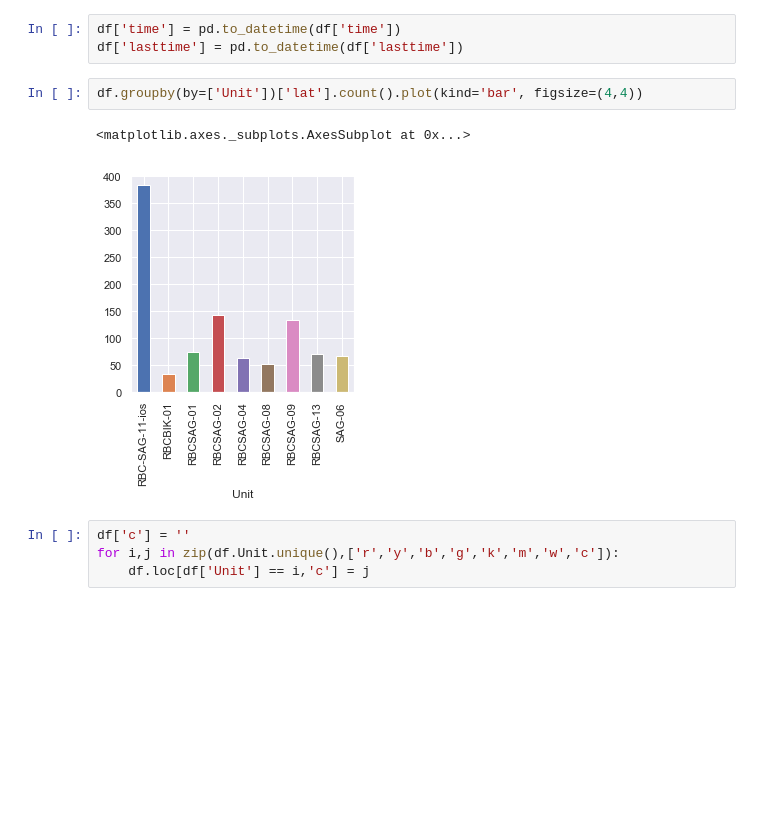
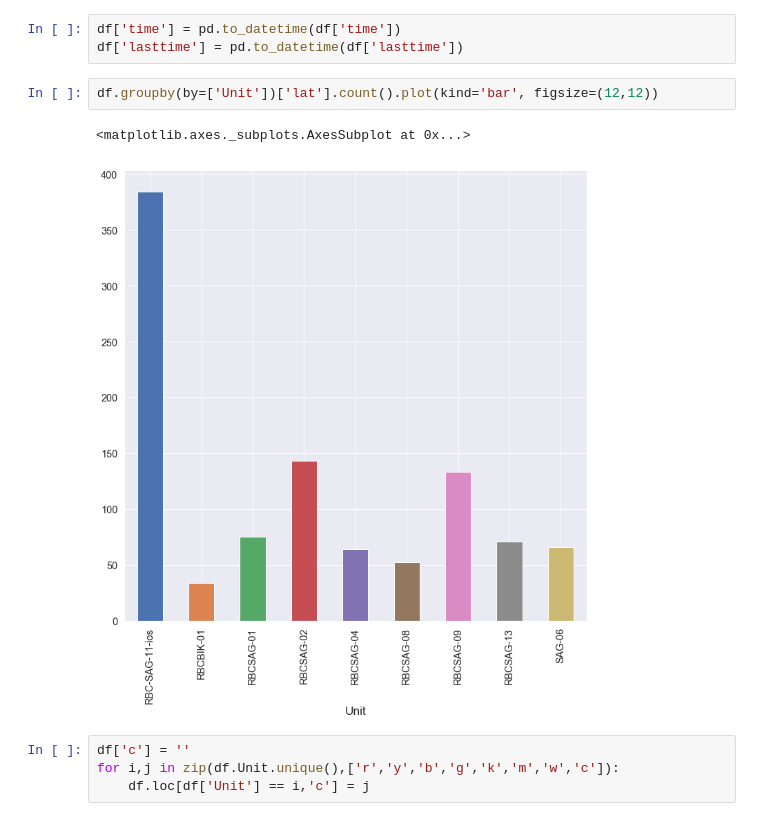
Before and after one commit to PC-LoadLetter/Notebooks, a Jupyter notebook: 20180826_RBC/SAGs.ipynb, the cells around one changed output. Cells and saved outputs as stored; diff of their text form; blank space fills up the shorter version.

Commit message:
Changed the first graph to 12x12 from 4x4

```diff
--- a/20180826_RBC/SAGs.ipynb
+++ b/20180826_RBC/SAGs.ipynb
@@ -15,10 +15,10 @@ df = pd.read_csv(r'.\aprsdata.csv')
 df['time'] = pd.to_datetime(df['time'])
 df['lasttime'] = pd.to_datetime(df['lasttime'])
 # %%
-df.groupby(by=['Unit'])['lat'].count().plot(kind='bar', figsize=(4,4))
+df.groupby(by=['Unit'])['lat'].count().plot(kind='bar', figsize=(12,12))
 # %% [output]
 <matplotlib.axes._subplots.AxesSubplot at 0x...>
-[figure, old version]
+[figure, new version]
 # %%
 df['c'] = ''
 for i,j in zip(df.Unit.unique(),['r','y','b','g','k','m','w','c']):
```
